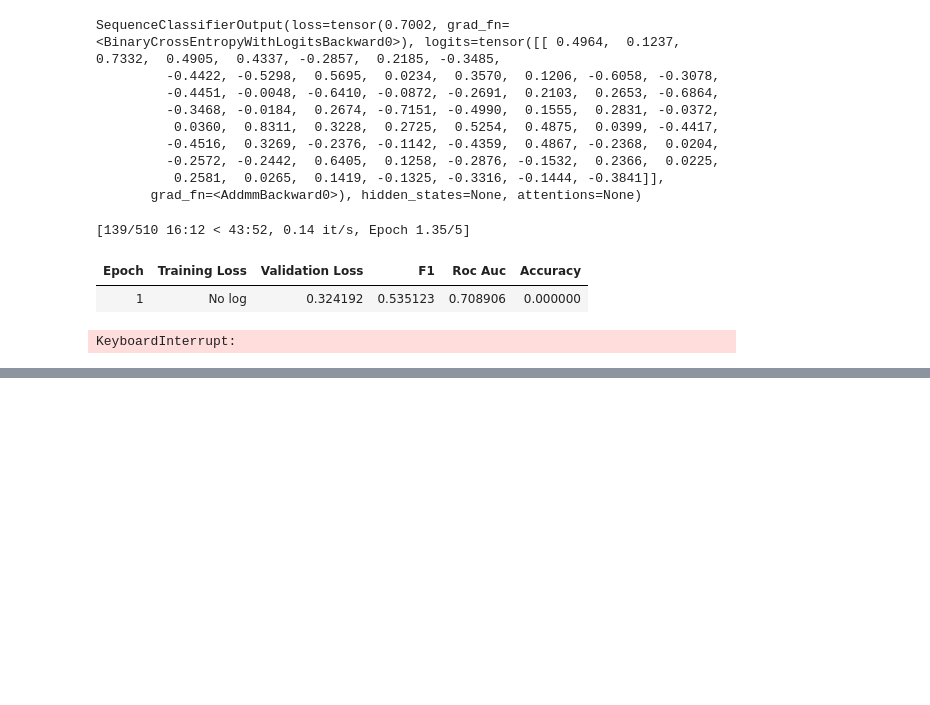
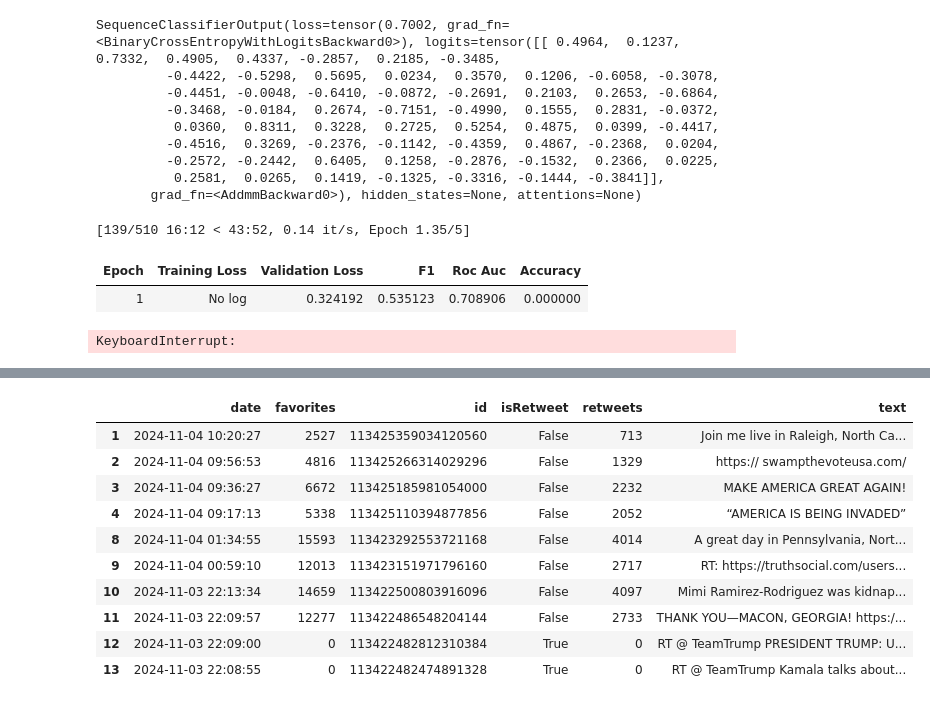
Before and after one commit to vikramv17/cs457-final-project, a Jupyter notebook: multi-class.ipynb, the cells around one changed output, grey strips where cells are left out. Cells and saved outputs as stored; diff of their text form; code cells hidden in the pictures; blank space fills up the shorter version.

```diff
--- a/multi-class.ipynb
+++ b/multi-class.ipynb
@@ -344,0 +431,15 @@ display(results_df)
+# %%
+# smaller_df['text'] = smaller_df['text'].astype(str)
+display(df_trump.head(10))
+# %% [output]
+|  | date | favorites | id | isRetweet | retweets | text |
+| 1 | 2024-11-04 10:20:27 | 2527 | 113425359034120560 | False | 713 | Join me live in Raleigh, North Ca... |
+| 2 | 2024-11-04 09:56:53 | 4816 | 113425266314029296 | False | 1329 | https:// swampthevoteusa.com/ |
+| 3 | 2024-11-04 09:36:27 | 6672 | 113425185981054000 | False | 2232 | MAKE AMERICA GREAT AGAIN! |
+| 4 | 2024-11-04 09:17:13 | 5338 | 113425110394877856 | False | 2052 | “AMERICA IS BEING INVADED” |
+| 8 | 2024-11-04 01:34:55 | 15593 | 113423292553721168 | False | 4014 | A great day in Pennsylvania, Nort... |
+| 9 | 2024-11-04 00:59:10 | 12013 | 113423151971796160 | False | 2717 | RT: https://truthsocial.com/users... |
+| 10 | 2024-11-03 22:13:34 | 14659 | 113422500803916096 | False | 4097 | Mimi Ramirez-Rodriguez was kidnap... |
+| 11 | 2024-11-03 22:09:57 | 12277 | 113422486548204144 | False | 2733 | THANK YOU—MACON, GEORGIA! https:/... |
+| 12 | 2024-11-03 22:09:00 | 0 | 113422482812310384 | True | 0 | RT @ TeamTrump PRESIDENT TRUMP: U... |
+| 13 | 2024-11-03 22:08:55 | 0 | 113422482474891328 | True | 0 | RT @ TeamTrump Kamala talks about... |
```
Also changed, not shown: parts of 16 cells of this notebook, 7 other files.
